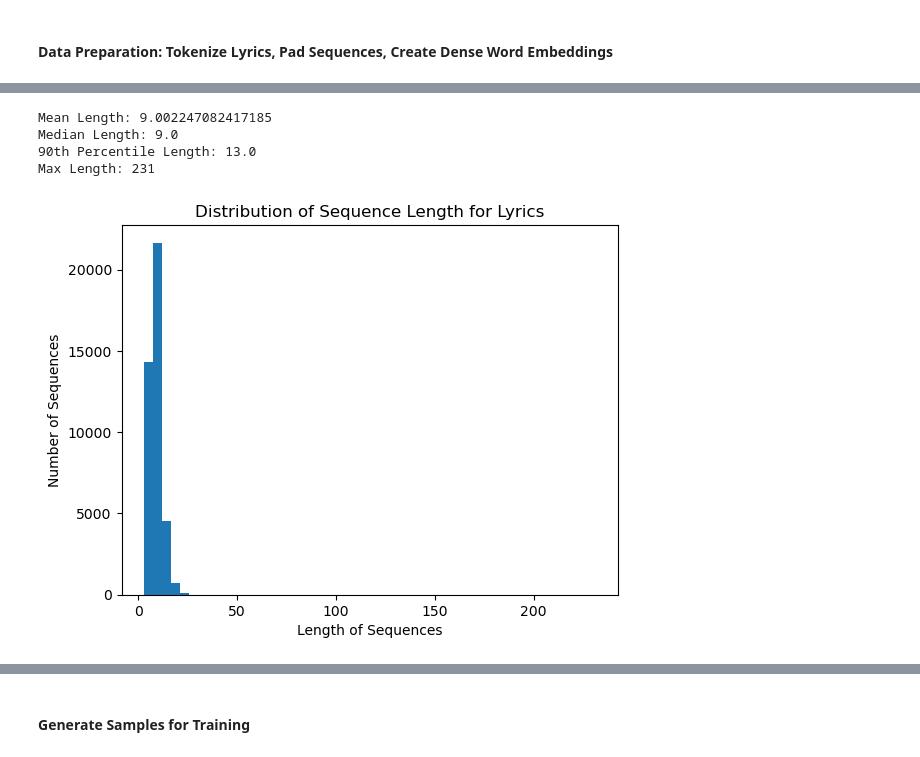
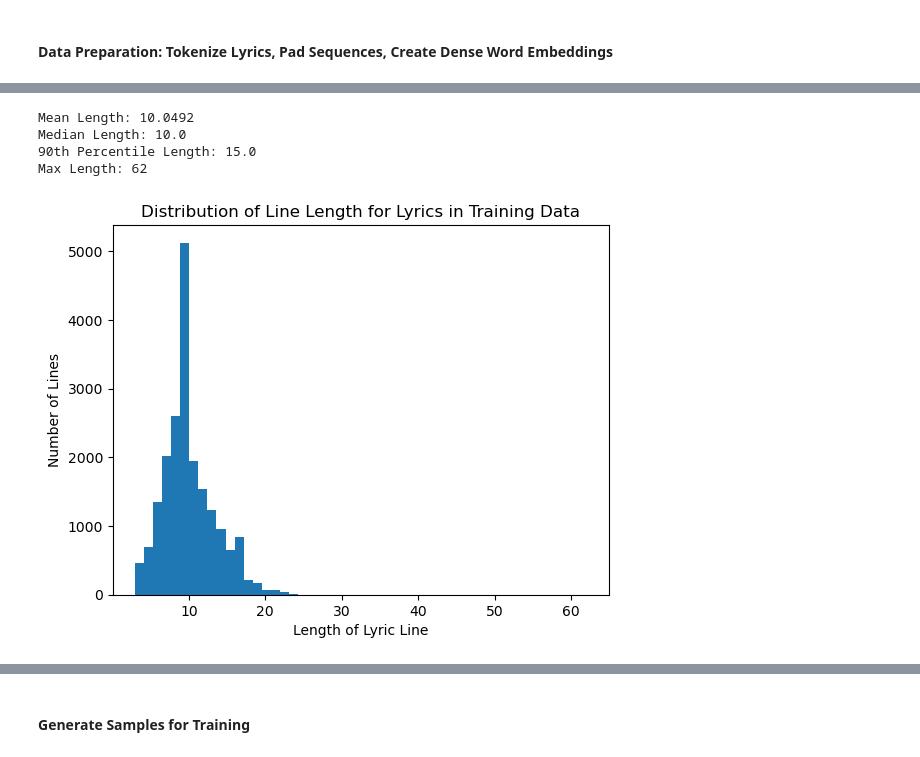
Before and after one commit to gellerjulia/CS4120_Song_Lyric_Generation, a Jupyter notebook: lstm.ipynb, the cells around one changed output, grey strips where cells are left out. Saved outputs shown, nothing was run; the diff lists cells and outputs as text; code cells hidden in the pictures.

Commit message:
Adapt LSTM to train,val datasets, write perplexity function

```diff
--- a/lstm.ipynb
+++ b/lstm.ipynb
@@ -47,0 +39,7 @@ song_df.head(5)
+# %%
+# read in data
+train_lyrics = pd.read_csv(TRAIN_FILEPATH, header=None)[0].to_list()
+val_lyrics = pd.read_csv(VAL_FILEPATH, header=None)[0].to_list()
+print("Number of training lines:", len(train_lyrics))
+print("Number of validation lines:", len(val_lyrics))
+print('Lyric Example:', train_lyrics[0])
@@ -70,21 +52,29 @@ token examples:
+# %%
+# add a single sentence start and end token around each sequence
+# TODO remove
+train_lyrics = train_lyrics[:10000]
+val_lyrics = train_lyrics[:2000]
+
+train_tokens = [utils.tokenize_line(line, ngram=1) for line in train_lyrics]
+val_tokens = [utils.tokenize_line(line, ngram=1) for line in val_lyrics]
 # %%
-# plot lengths of sequences to determine an appropriate length to pad/truncate to
-sequence_lengths = [len(seq) for seq in tokens]
+# plot lengths of lyric lines to determine an appropriate length to pad/truncate to
+train_sequence_lengths = [len(seq) for seq in train_tokens]
 
-print("Mean Length:", np.mean(sequence_lengths))
-print("Median Length:", np.median(sequence_lengths))
-print("90th Percentile Length:", np.percentile(sequence_lengths, 90))
-print("Max Length:", np.max(sequence_lengths))
+print("Mean Length:", np.mean(train_sequence_lengths))
+print("Median Length:", np.median(train_sequence_lengths))
+print("90th Percentile Length:", np.percentile(train_sequence_lengths, 90))
+print("Max Length:", np.max(train_sequence_lengths))
 
-plt.hist(sequence_lengths, bins=50)
-plt.xlabel("Length of Sequences")
-plt.ylabel("Number of Sequences")
-plt.title("Distribution of Sequence Length for Lyrics")
+plt.hist(train_sequence_lengths, bins=50)
+plt.xlabel("Length of Lyric Line")
+plt.ylabel("Number of Lines")
+plt.title("Distribution of Line Length for Lyrics in Training Data")
 plt.show()
 # %% [output]
-Mean Length: 9.002247082417185
-Median Length: 9.0
-90th Percentile Length: 13.0
-Max Length: 231
+Mean Length: 10.0492
+Median Length: 10.0
+90th Percentile Length: 15.0
+Max Length: 62
-[figure, old version]
+[figure, new version]
 # %%
```
Also changed, not shown: parts of 24 cells of this notebook.
